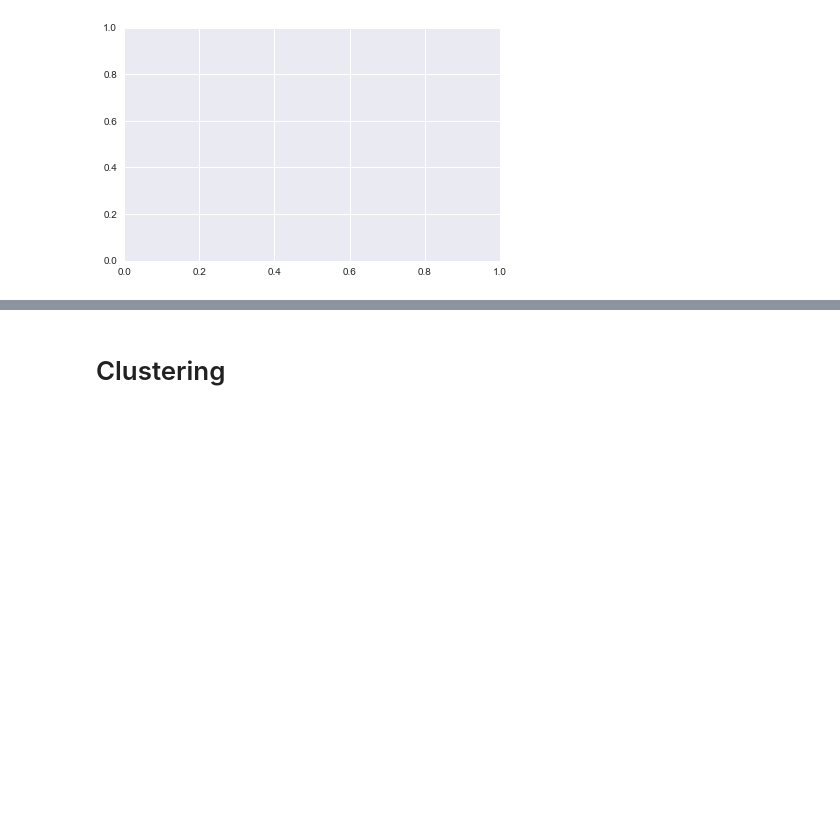
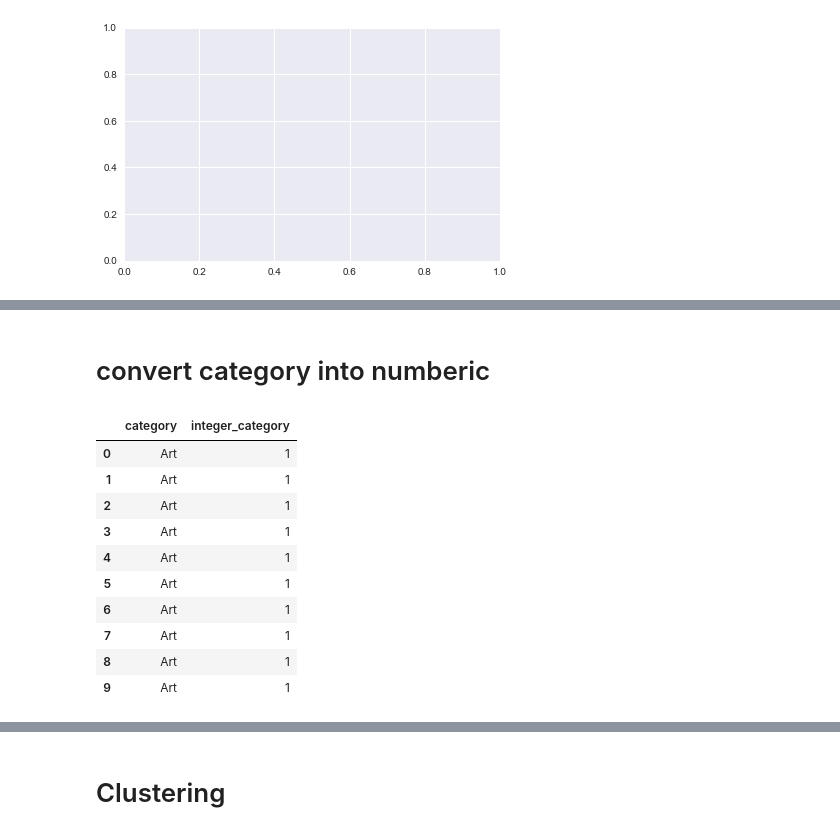
Before and after one commit to kimkxle/DS-SF-42, a Jupyter notebook: FinalProject_KimLe/finalproject_kimle.ipynb, the cells around one changed output, grey strips where cells are left out. Saved outputs shown, nothing was run; the diff lists cells and outputs as text; code cells hidden in the pictures; blank space fills up the shorter version.

```diff
--- a/FinalProject_KimLe/finalproject_kimle.ipynb
+++ b/FinalProject_KimLe/finalproject_kimle.ipynb
@@ -192,0 +252,2 @@ dtype: object
+# %%
+df.drop(ni, inplace=True)
@@ -679,0 +764,10 @@ ValueError: max must be larger than min in range parameter.
+# %%
+#create the 5 subset of attributes to work with
+#subset = ['category', 'funds_raised_amount', 'funds_raised_percent', 'is_indemand', 'is_pre_launch', 'product_stage', 'tagline']
+#df.set_index('category')
+
+subset = ['integer_category','funds_raised_amount', 'funds_raised_percent', 'close_date', 'open_date']
+
+df2 = df[subset].copy()
+
+df2.columns
@@ -679,0 +854,20 @@ ValueError: max must be larger than min in range parameter.
+# %% [markdown]
+# convert category into numberic
+# %%
+from sklearn.preprocessing import LabelEncoder
+
+lb_make = LabelEncoder()
+df2["integer_category"] = lb_make.fit_transform(df2["category"])
+df2[["category", "integer_category"]].head(10)
+# %% [output]
+|  | category | integer_category |
+| 0 | Art | 1 |
+| 1 | Art | 1 |
+| 2 | Art | 1 |
+| 3 | Art | 1 |
+| 4 | Art | 1 |
+| 5 | Art | 1 |
+| 6 | Art | 1 |
+| 7 | Art | 1 |
+| 8 | Art | 1 |
+| 9 | Art | 1 |
```
Also changed, not shown: parts of 47 cells of this notebook.
